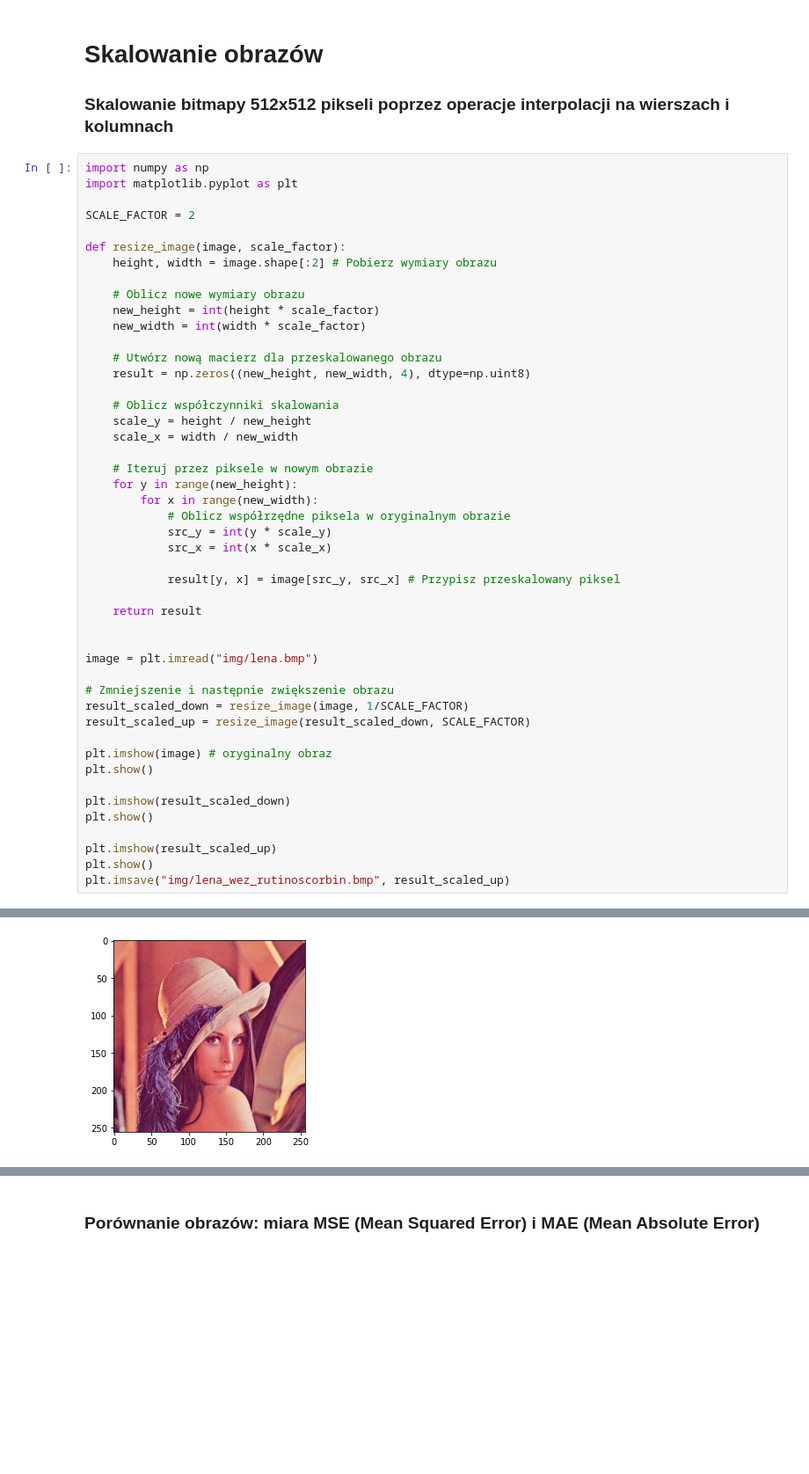
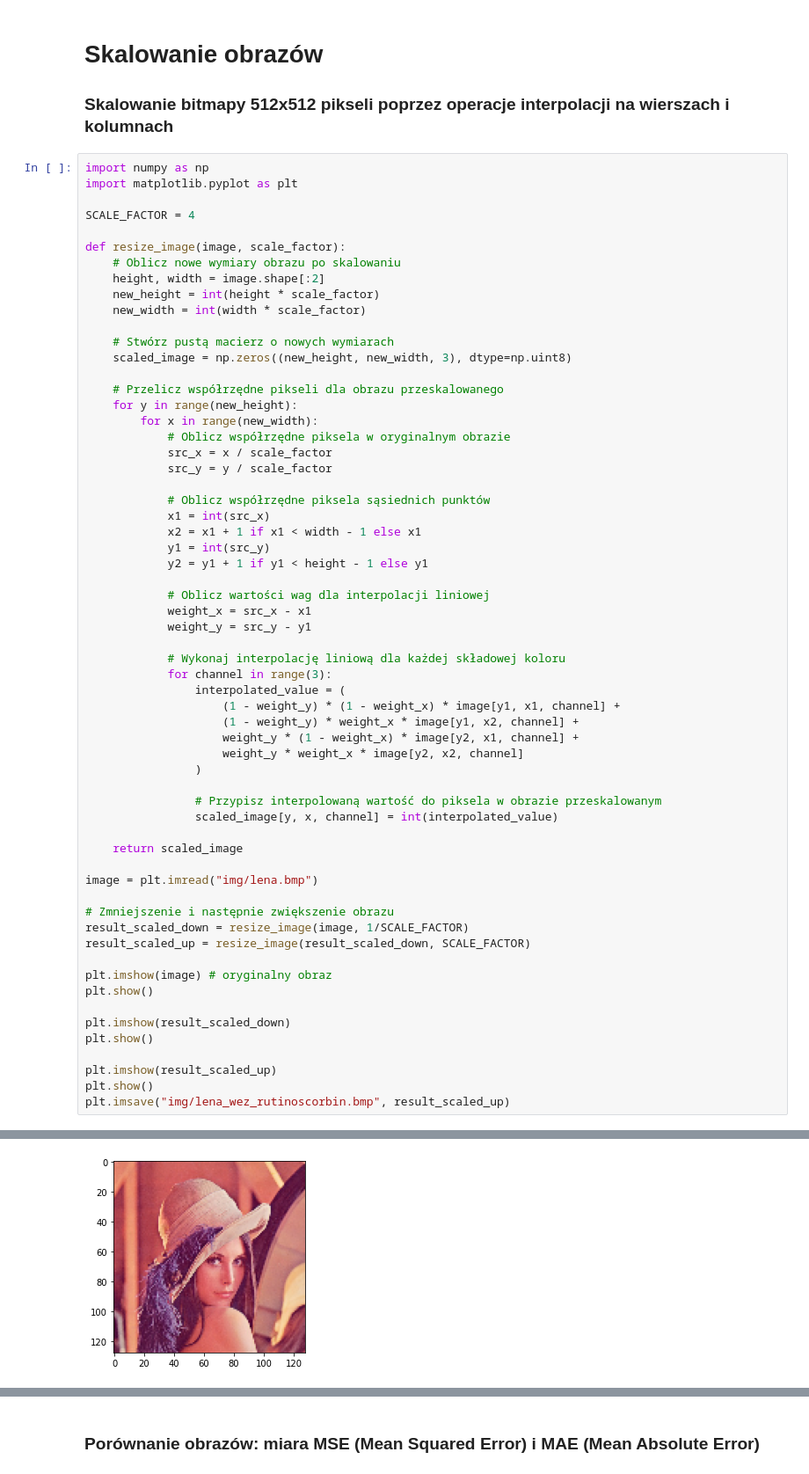
Before and after one commit to mbober1/PWR_Widzenie_Maszynowe, a Jupyter notebook: lab6-skalowanie/skalowanie.ipynb, the cells around one changed output, grey strips where cells are left out. Shown at 88% size. Cells and saved outputs as stored; diff of their text form; blank space fills up the shorter version.

Commit message:
przerobione na interpolację liniową

```diff
--- a/lab6-skalowanie/skalowanie.ipynb
+++ b/lab6-skalowanie/skalowanie.ipynb
@@ -5,52 +5,66 @@
 import numpy as np
 import matplotlib.pyplot as plt
 
-SCALE_FACTOR = 2
+SCALE_FACTOR = 4
 
 def resize_image(image, scale_factor):
-    height, width = image.shape[:2] # Pobierz wymiary obrazu
-
-    # Oblicz nowe wymiary obrazu
+    # Oblicz nowe wymiary obrazu po skalowaniu
+    height, width = image.shape[:2]
     new_height = int(height * scale_factor)
     new_width = int(width * scale_factor)
 
-    # Utwórz nową macierz dla przeskalowanego obrazu
-    result = np.zeros((new_height, new_width, 4), dtype=np.uint8)
+    # Stwórz pustą macierz o nowych wymiarach
+    scaled_image = np.zeros((new_height, new_width, 3), dtype=np.uint8)
 
-    # Oblicz współczynniki skalowania
-    scale_y = height / new_height
-    scale_x = width / new_width
-
-    # Iteruj przez piksele w nowym obrazie
+    # Przelicz współrzędne pikseli dla obrazu przeskalowanego
     for y in range(new_height):
         for x in range(new_width):
             # Oblicz współrzędne piksela w oryginalnym obrazie
-            src_y = int(y * scale_y)
-            src_x = int(x * scale_x)
+            src_x = x / scale_factor
+            src_y = y / scale_factor
 
-            result[y, x] = image[src_y, src_x] # Przypisz przeskalowany piksel
+            # Oblicz współrzędne piksela sąsiednich punktów
+            x1 = int(src_x)
+            x2 = x1 + 1 if x1 < width - 1 else x1
+            y1 = int(src_y)
+            y2 = y1 + 1 if y1 < height - 1 else y1
 
-    return result
+            # Oblicz wartości wag dla interpolacji liniowej
+            weight_x = src_x - x1
+            weight_y = src_y - y1
 
+            # Wykonaj interpolację liniową dla każdej składowej koloru
+            for channel in range(3):
+                interpolated_value = (
+                    (1 - weight_y) * (1 - weight_x) * image[y1, x1, channel] +
+                    (1 - weight_y) * weight_x * image[y1, x2, channel] +
+                    weight_y * (1 - weight_x) * image[y2, x1, channel] +
+                    weight_y * weight_x * image[y2, x2, channel]
+                )
+
+                # Przypisz interpolowaną wartość do piksela w obrazie przeskalowanym
+                scaled_image[y, x, channel] = int(interpolated_value)
+
+    return scaled_image
 
 image = plt.imread("img/lena.bmp")
 
 # Zmniejszenie i następnie zwiększenie obrazu
 result_scaled_down = resize_image(image, 1/SCALE_FACTOR)
 result_scaled_up = resize_image(result_scaled_down, SCALE_FACTOR)
 
 plt.imshow(image) # oryginalny obraz
 plt.show()
 
 plt.imshow(result_scaled_down)
 plt.show()
 
 plt.imshow(result_scaled_up)
 plt.show()
 plt.imsave("img/lena_wez_rutinoscorbin.bmp", result_scaled_up)
 # %% [output]
 [figure]
-[figure, old version]
+[figure, new version]
 [figure]
 # %% [markdown]
 ### Porównanie obrazów: miara MSE (Mean Squared Error) i MAE (Mean Absolute Error)
```
Also changed, not shown: parts of 1 cell of this notebook.
